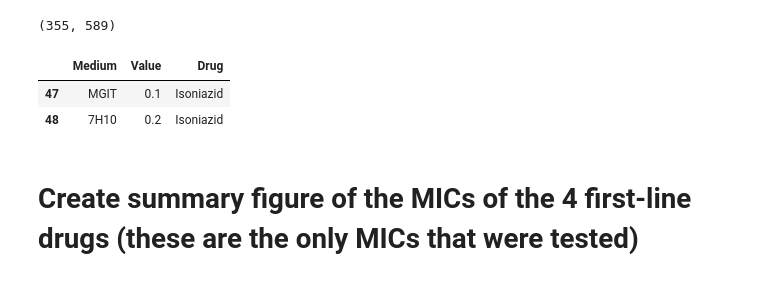
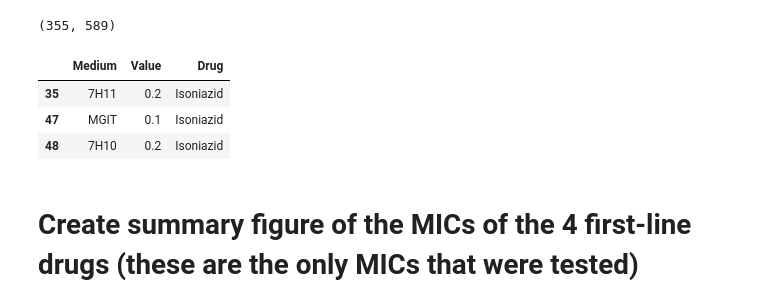
Before and after one commit to sanju99/MtbQuantCNN, a Jupyter notebook: analysis/TRUST_analysis.ipynb, the cells around one changed output. Drawn from its saved outputs; the diff is of its cells as text; code cells hidden in the pictures.

```diff
--- a/analysis/TRUST_analysis.ipynb
+++ b/analysis/TRUST_analysis.ipynb
@@ -370,9 +370,10 @@ df_TRUST_rollingDB.pid.nunique(), df_TRUST_rollingDB.SampleID.nunique()
 # %% [output]
 (355, 589)
 # %%
-cc_df.query("Drug=='Isoniazid' & Medium in ['MGIT', '7H10']")
+cc_df.query("Drug=='Isoniazid' & Medium in ['MGIT', '7H10', '7H11']")
 # %% [output]
 |  | Medium | Value | Drug |
+| 35 | 7H11 | 0.2 | Isoniazid |
 | 47 | MGIT | 0.1 | Isoniazid |
 | 48 | 7H10 | 0.2 | Isoniazid |
 # %% [markdown]
```
Also changed, not shown: parts of 17 cells of this notebook, 10 other files.
